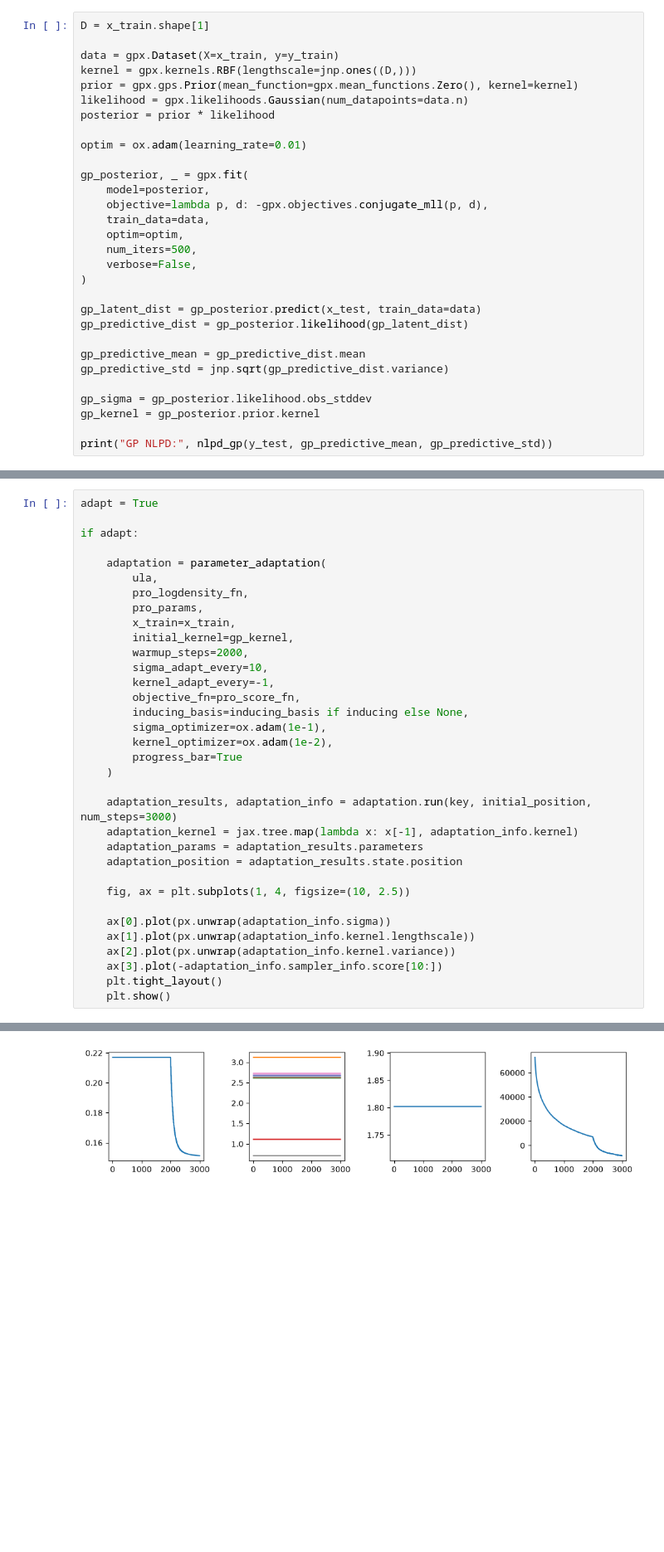
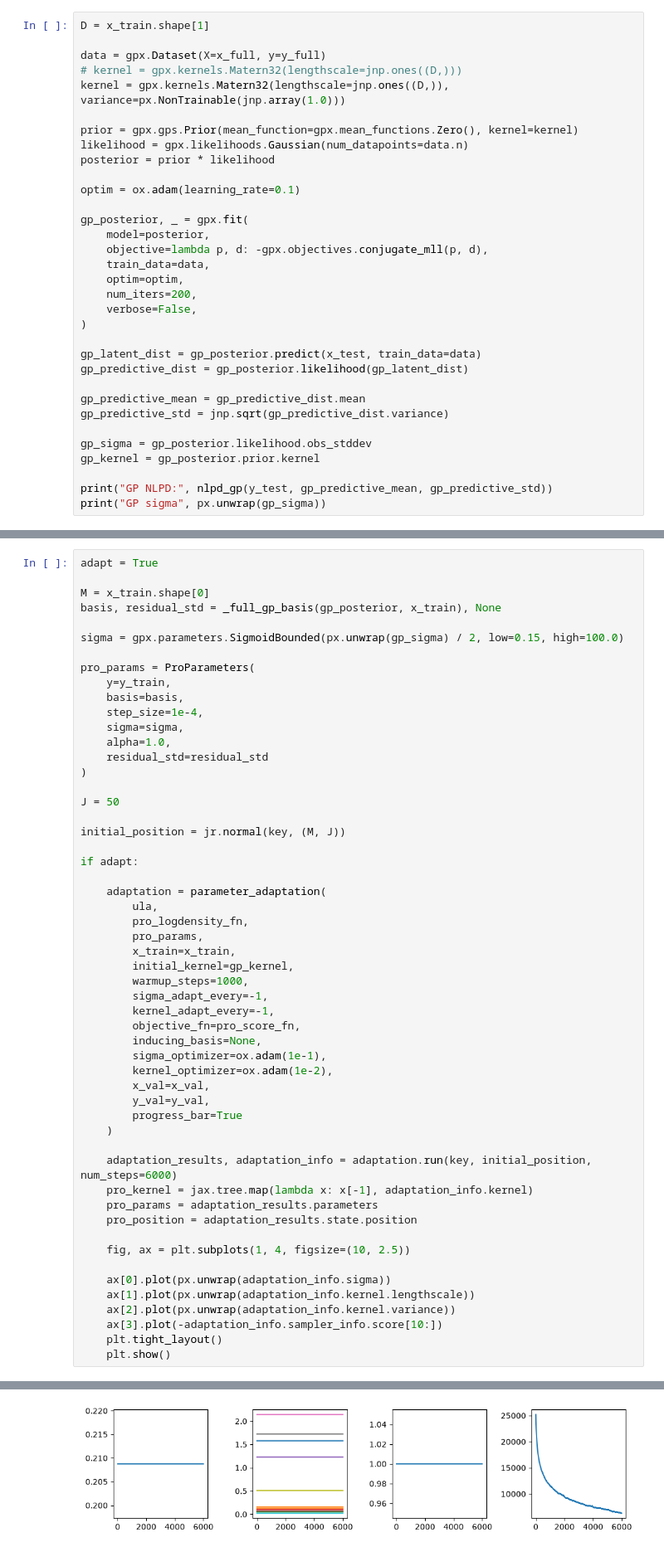
Before and after one commit to callum-kl/non-parametric-pro, a Jupyter notebook: notebooks/uci_orig.ipynb, the cells around one changed output, grey strips where cells are left out. Shown at 83% size. Saved outputs shown, nothing was run; the diff lists cells and outputs as text; blank space fills up the shorter version.

```diff
--- a/notebooks/uci_orig.ipynb
+++ b/notebooks/uci_orig.ipynb
@@ -83,20 +44,22 @@ z_opt = px.unwrap(opt_variational_family.inducing_inputs)
 # %%
 D = x_train.shape[1]
 
-data = gpx.Dataset(X=x_train, y=y_train)
-kernel = gpx.kernels.RBF(lengthscale=jnp.ones((D,)))
+data = gpx.Dataset(X=x_full, y=y_full)
+# kernel = gpx.kernels.Matern32(lengthscale=jnp.ones((D,)))
+kernel = gpx.kernels.Matern32(lengthscale=jnp.ones((D,)), variance=px.NonTrainable(jnp.array(1.0)))
+
 prior = gpx.gps.Prior(mean_function=gpx.mean_functions.Zero(), kernel=kernel)
 likelihood = gpx.likelihoods.Gaussian(num_datapoints=data.n)
 posterior = prior * likelihood
 
-optim = ox.adam(learning_rate=0.01)
+optim = ox.adam(learning_rate=0.1)
 
 gp_posterior, _ = gpx.fit(
     model=posterior,
     objective=lambda p, d: -gpx.objectives.conjugate_mll(p, d),
     train_data=data,
     optim=optim,
-    num_iters=500,
+    num_iters=200,
     verbose=False,
 )
 
@@ -110,4 +73,5 @@ gp_sigma = gp_posterior.likelihood.obs_stddev
 gp_kernel = gp_posterior.prior.kernel
 
 print("GP NLPD:", nlpd_gp(y_test, gp_predictive_mean, gp_predictive_std))
+print("GP sigma", px.unwrap(gp_sigma))
 # %% [output]
@@ -141,5 +80,23 @@ initial_position = jr.normal(key, (M, J))
 # %%
 adapt = True
+
+M = x_train.shape[0]
+basis, residual_std = _full_gp_basis(gp_posterior, x_train), None
+
+sigma = gpx.parameters.SigmoidBounded(px.unwrap(gp_sigma) / 2, low=0.15, high=100.0)
+
+pro_params = ProParameters(
+    y=y_train,
+    basis=basis,
+    step_size=1e-4,
+    sigma=sigma,
+    alpha=1.0,
+    residual_std=residual_std
+)
+
+J = 50
+
+initial_position = jr.normal(key, (M, J))
 
 if adapt:
 
@@ -149,20 +106,22 @@ if adapt:
         pro_params,
         x_train=x_train,
         initial_kernel=gp_kernel,
-        warmup_steps=2000,
-        sigma_adapt_every=10,
+        warmup_steps=1000,
+        sigma_adapt_every=-1,
         kernel_adapt_every=-1,
         objective_fn=pro_score_fn,
-        inducing_basis=inducing_basis if inducing else None,
+        inducing_basis=None,
         sigma_optimizer=ox.adam(1e-1),
         kernel_optimizer=ox.adam(1e-2),
+        x_val=x_val,
+        y_val=y_val,
         progress_bar=True
     )
 
-    adaptation_results, adaptation_info = adaptation.run(key, initial_position, num_steps=3000)
-    adaptation_kernel = jax.tree.map(lambda x: x[-1], adaptation_info.kernel)
-    adaptation_params = adaptation_results.parameters
-    adaptation_position = adaptation_results.state.position
+    adaptation_results, adaptation_info = adaptation.run(key, initial_position, num_steps=6000)
+    pro_kernel = jax.tree.map(lambda x: x[-1], adaptation_info.kernel)
+    pro_params = adaptation_results.parameters
+    pro_position = adaptation_results.state.position
 
     fig, ax = plt.subplots(1, 4, figsize=(10, 2.5))
 
@@ -178 +137 @@ Running parameter adaptation
-[figure, old version]
+[figure, new version]
```
Also changed, not shown: parts of 12 cells of this notebook, 24 other files.
